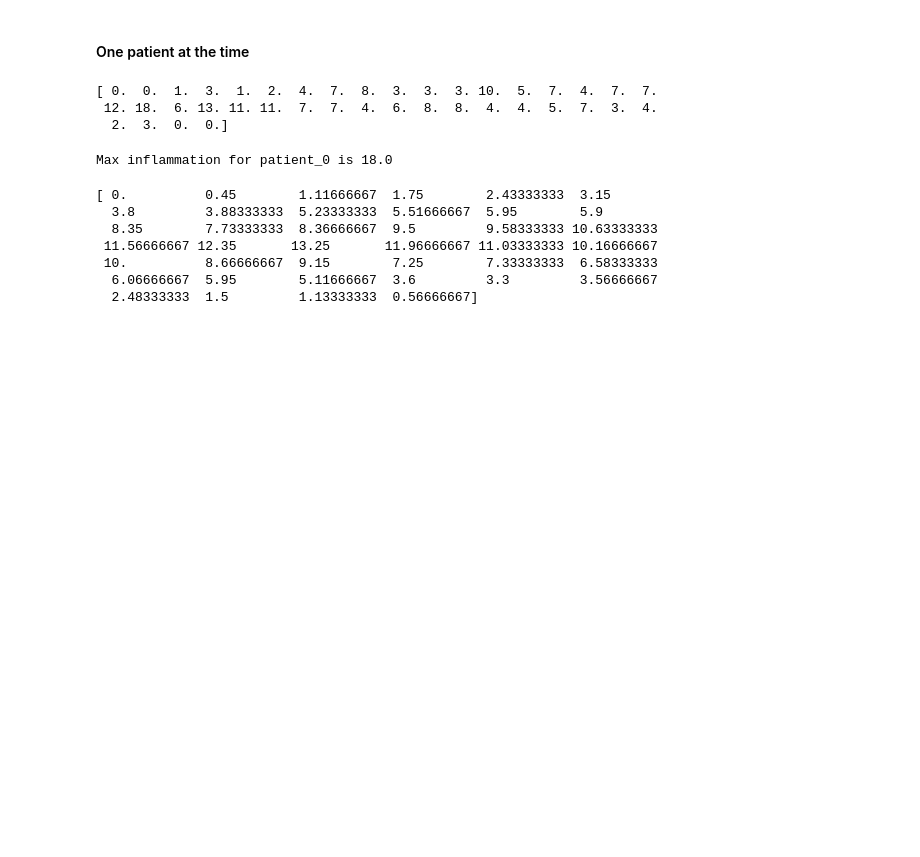
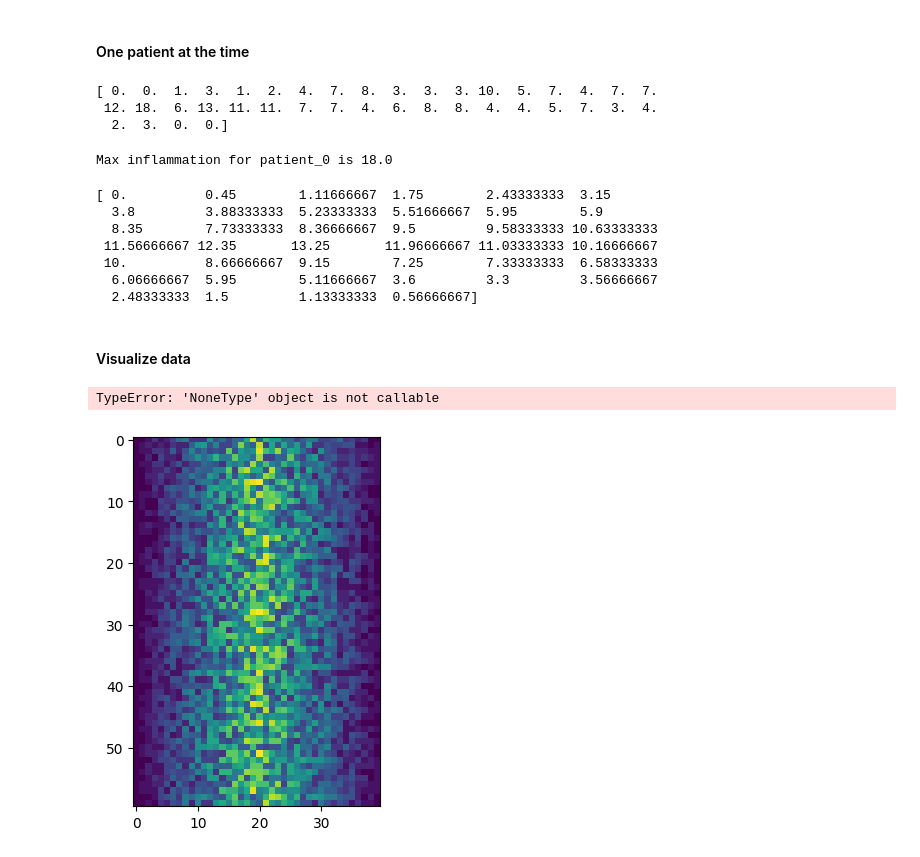
Before and after one commit to topollonaketsana/Data_Analysis, a Jupyter notebook: NIthec workshop/notebook/inflammation.ipynb, the cells around one changed output. Cells and saved outputs as stored; diff of their text form; code cells hidden in the pictures; blank space fills up the shorter version.

```diff
--- a/NIthec workshop/notebook/inflammation.ipynb
+++ b/NIthec workshop/notebook/inflammation.ipynb
@@ -119,3 +119,13 @@ print(np.mean(df_numpy, axis= 0))     # axis = 0 means the rows and axis = 1 mea
  10.          8.66666667  9.15        7.25        7.33333333  6.58333333
   6.06666667  5.95        5.11666667  3.6         3.3         3.56666667
   2.48333333  1.5         1.13333333  0.56666667]
+# %% [markdown]
+#### Visualize data
+# %%
+# color image
+
+im = plt.imshow(df_numpy)
+colorbar = im.colorbar()
+# %% [output]
+TypeError: 'NoneType' object is not callable
+[figure, added]
```
Also changed, not shown: parts of 9 cells of this notebook.
